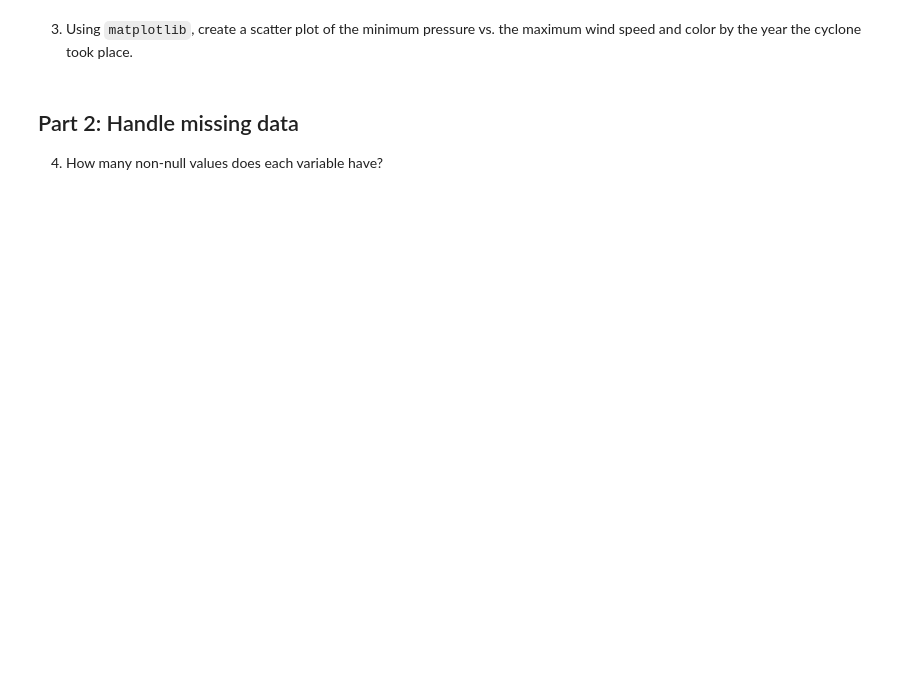
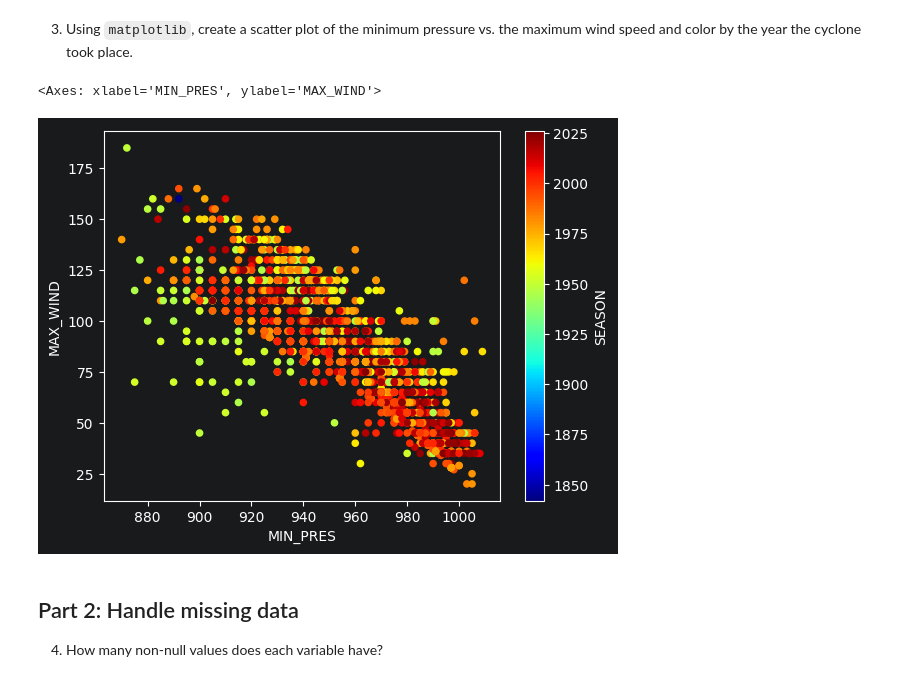
Before and after one commit to deborahteo/ml4climate2026, a Jupyter notebook: Assignment3.ipynb, the cells around one changed output. Drawn from its saved outputs; the diff is of its cells as text; code cells hidden in the pictures; blank space fills up the shorter version.

```diff
--- a/Assignment3.ipynb
+++ b/Assignment3.ipynb
@@ -59,5 +92,10 @@ len(dfnamed)
 # %% [markdown]
 3) Using `matplotlib`, create a scatter plot of the minimum pressure vs. the maximum wind speed and color by the year the cyclone took place.
+# %%
+dfnamed.plot(kind='scatter', x='MIN_PRES', y='MAX_WIND', c='SEASON', cmap='jet')
+# %% [output]
+<Axes: xlabel='MIN_PRES', ylabel='MAX_WIND'>
+[figure, added]
 # %% [markdown]
 ## Part 2: Handle missing data
 4) How many non-null values does each variable have?
```
Also changed, not shown: parts of 22 cells of this notebook, 6 other files.
